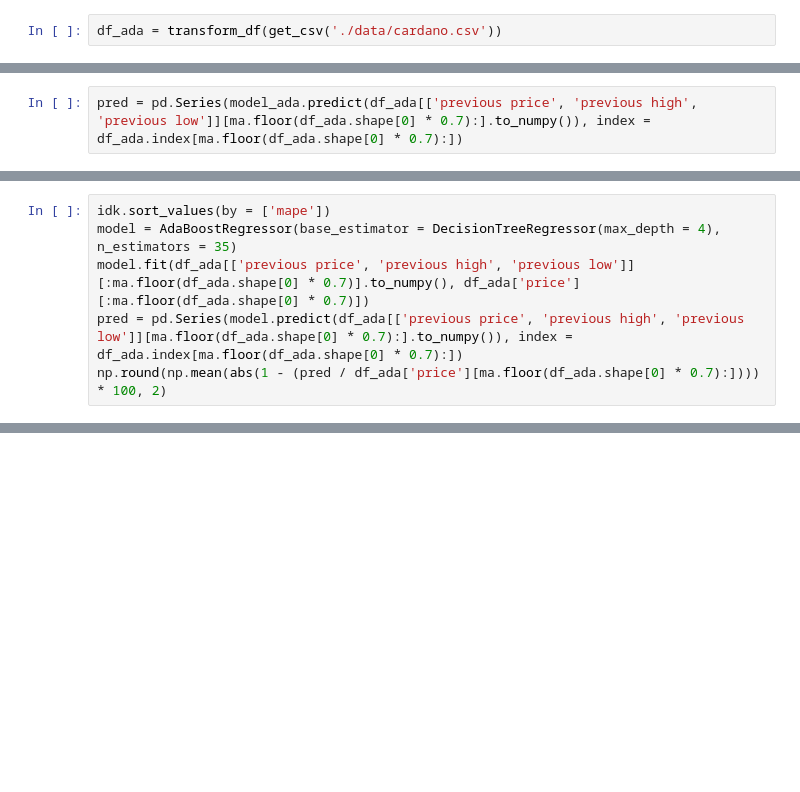
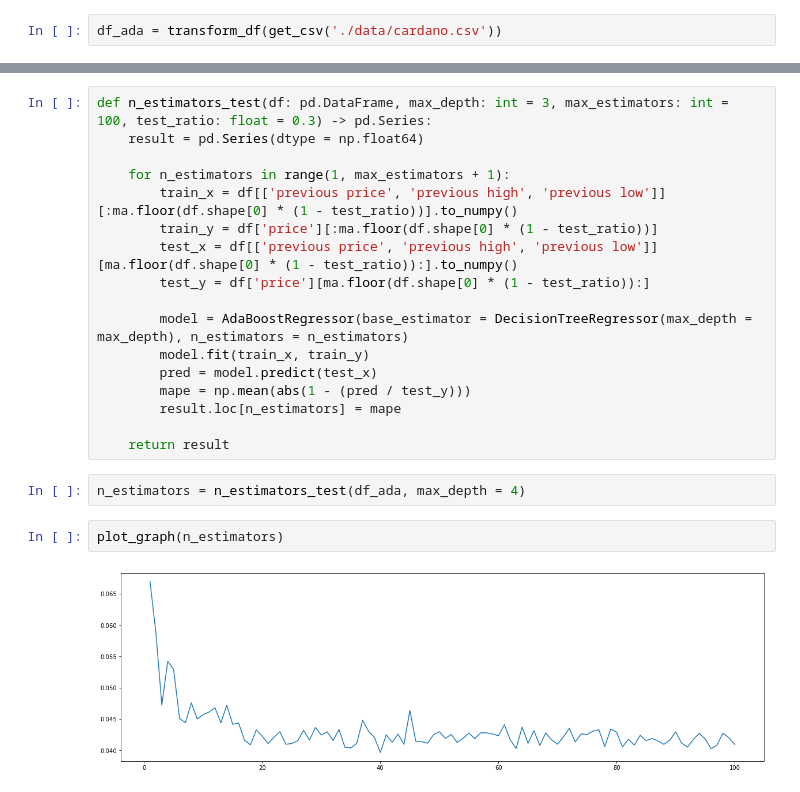
Before and after one commit to nabebako/Crypto-Price-Prediction-Model, a Jupyter notebook: adaboost-regression.ipynb, the cells around one changed output, grey strips where cells are left out. Cells and saved outputs as stored; diff of their text form; blank space fills up the shorter version.

```diff
--- a/adaboost-regression.ipynb
+++ b/adaboost-regression.ipynb
@@ -34,2 +64,0 @@ AdaBoostRegressor(base_estimator=DecisionTreeRegressor(max_depth=4),
-# %%
-pred = pd.Series(model_ada.predict(df_ada[['previous price', 'previous high', 'previous low']][ma.floor(df_ada.shape[0] * 0.7):].to_numpy()), index = df_ada.index[ma.floor(df_ada.shape[0] * 0.7):])
@@ -108,6 +64,0 @@ plt.show()
-# %%
-idk.sort_values(by = ['mape'])
-model = AdaBoostRegressor(base_estimator = DecisionTreeRegressor(max_depth = 4), n_estimators = 35)
-model.fit(df_ada[['previous price', 'previous high', 'previous low']][:ma.floor(df_ada.shape[0] * 0.7)].to_numpy(), df_ada['price'][:ma.floor(df_ada.shape[0] * 0.7)])
-pred = pd.Series(model.predict(df_ada[['previous price', 'previous high', 'previous low']][ma.floor(df_ada.shape[0] * 0.7):].to_numpy()), index = df_ada.index[ma.floor(df_ada.shape[0] * 0.7):])
-np.round(np.mean(abs(1 - (pred / df_ada['price'][ma.floor(df_ada.shape[0] * 0.7):]))) * 100, 2)
@@ -160,0 +89,23 @@ MAPE(rolling_ada, df_ada['price'][ma.floor(df_ada.shape[0] * 0.7):])
+# %%
+def n_estimators_test(df: pd.DataFrame, max_depth: int = 3, max_estimators: int = 100, test_ratio: float = 0.3) -> pd.Series:
+    result = pd.Series(dtype = np.float64)
+
+    for n_estimators in range(1, max_estimators + 1):
+        train_x = df[['previous price', 'previous high', 'previous low']][:ma.floor(df.shape[0] * (1 - test_ratio))].to_numpy()
+        train_y = df['price'][:ma.floor(df.shape[0] * (1 - test_ratio))]
+        test_x = df[['previous price', 'previous high', 'previous low']][ma.floor(df.shape[0] * (1 - test_ratio)):].to_numpy()
+        test_y = df['price'][ma.floor(df.shape[0] * (1 - test_ratio)):]
+
+        model = AdaBoostRegressor(base_estimator = DecisionTreeRegressor(max_depth = max_depth), n_estimators = n_estimators)
+        model.fit(train_x, train_y)
+        pred = model.predict(test_x)
+        mape = np.mean(abs(1 - (pred / test_y)))
+        result.loc[n_estimators] = mape
+
+    return result
+# %%
+n_estimators = n_estimators_test(df_ada, max_depth = 4)
+# %%
+plot_graph(n_estimators)
+# %% [output]
+[figure, added]
```
Also changed, not shown: parts of 40 cells of this notebook, 2 other files.
